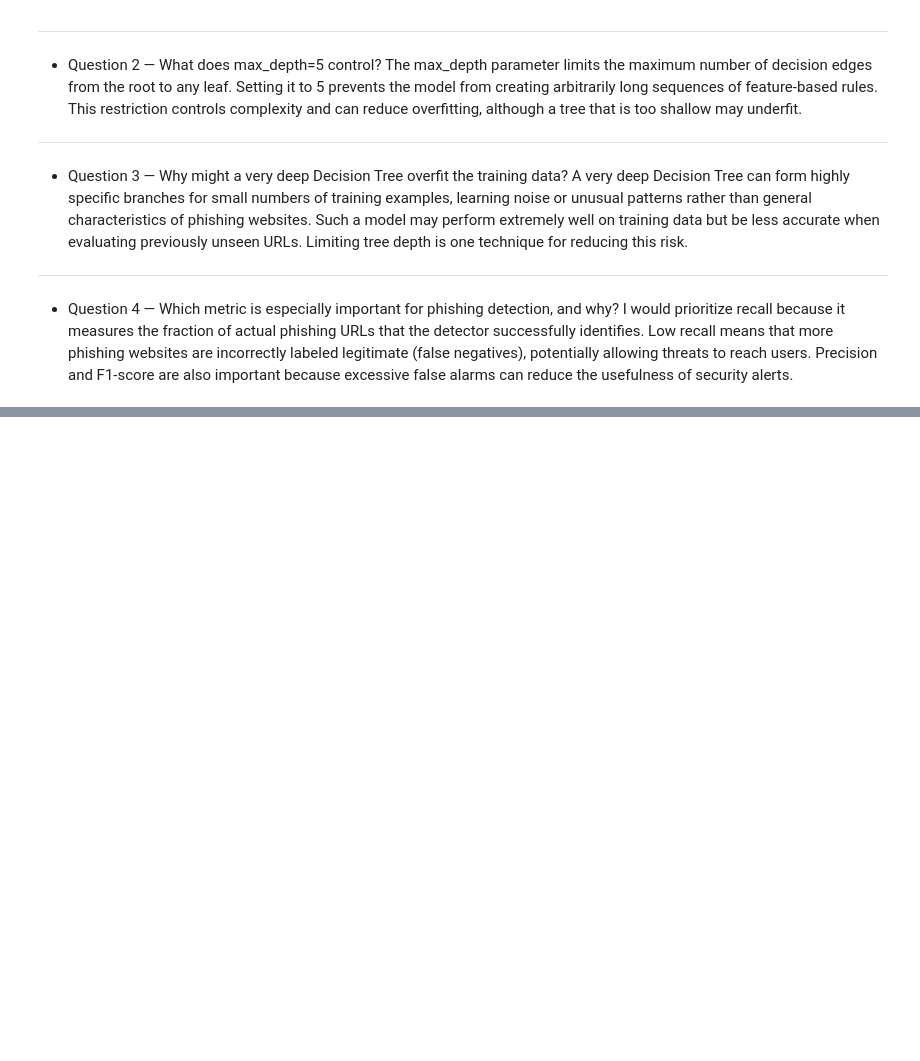
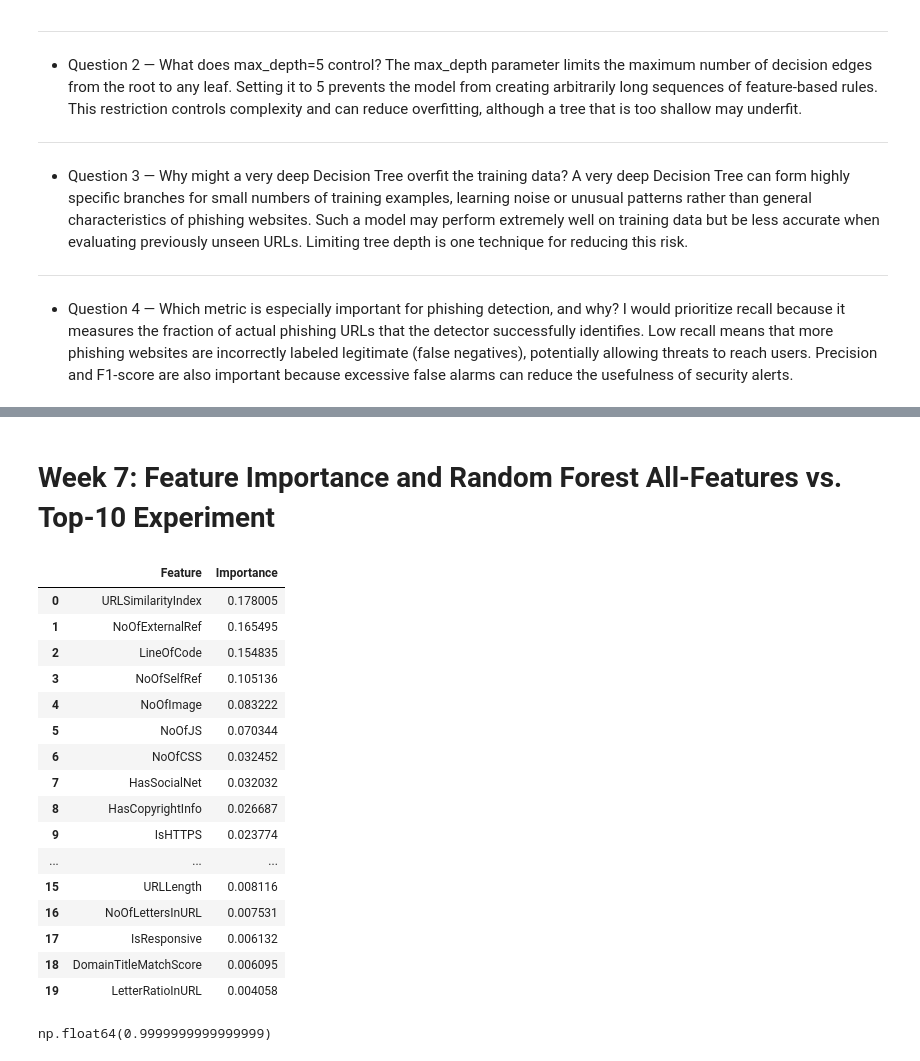
Before and after one commit to shawnw440/CS-6625-Machine-Learning-Based-Phishing-URL-Detection, a Jupyter notebook: CS6625_Phishing_Detection_Walker.ipynb, the cells around one changed output, grey strips where cells are left out. Cells and saved outputs as stored; diff of their text form; code cells hidden in the pictures; blank space fills up the shorter version.

```diff
--- a/CS6625_Phishing_Detection_Walker.ipynb
+++ b/CS6625_Phishing_Detection_Walker.ipynb
@@ -1002,0 +1009,8 @@ I would prioritize recall because it measures the fraction of actual phishing UR
+# %%
+# Part 10: Create the Random Forest
+
+rf_model = RandomForestClassifier(
+    n_estimators=100,
+    random_state=42,
+    n_jobs=-1
+)
@@ -1002,0 +1262,49 @@ I would prioritize recall because it measures the fraction of actual phishing UR
+# %% [markdown]
+# Week 7: Feature Importance and Random Forest All-Features vs. Top-10 Experiment
+# %%
+# Part 6: Extract Feature Importance
+
+importance_df = pd.DataFrame({
+    "Feature":
+        X_train.columns,
+
+    "Importance":
+        rf_model.feature_importances_
+})
+
+importance_df = (
+    importance_df
+    .sort_values(
+        by="Importance",
+        ascending=False
+    )
+    .reset_index(drop=True)
+)
+
+importance_df.head(20)
+# %% [output]
+|  | Feature | Importance |
+| 0 | URLSimilarityIndex | 0.178005 |
+| 1 | NoOfExternalRef | 0.165495 |
+| 2 | LineOfCode | 0.154835 |
+| 3 | NoOfSelfRef | 0.105136 |
+| 4 | NoOfImage | 0.083222 |
+| 5 | NoOfJS | 0.070344 |
+| 6 | NoOfCSS | 0.032452 |
+| 7 | HasSocialNet | 0.032032 |
+| 8 | HasCopyrightInfo | 0.026687 |
+| 9 | IsHTTPS | 0.023774 |
+| ... | ... | ... |
+| 15 | URLLength | 0.008116 |
+| 16 | NoOfLettersInURL | 0.007531 |
+| 17 | IsResponsive | 0.006132 |
+| 18 | DomainTitleMatchScore | 0.006095 |
+| 19 | LetterRatioInURL | 0.004058 |
+# %%
+# Part 7: What Do the Numbers Mean?
+
+importance_df[
+    "Importance"
+].sum()
+# %% [output]
+np.float64(0.9999999999999999)
```
Also changed, not shown: parts of 27 cells of this notebook.
